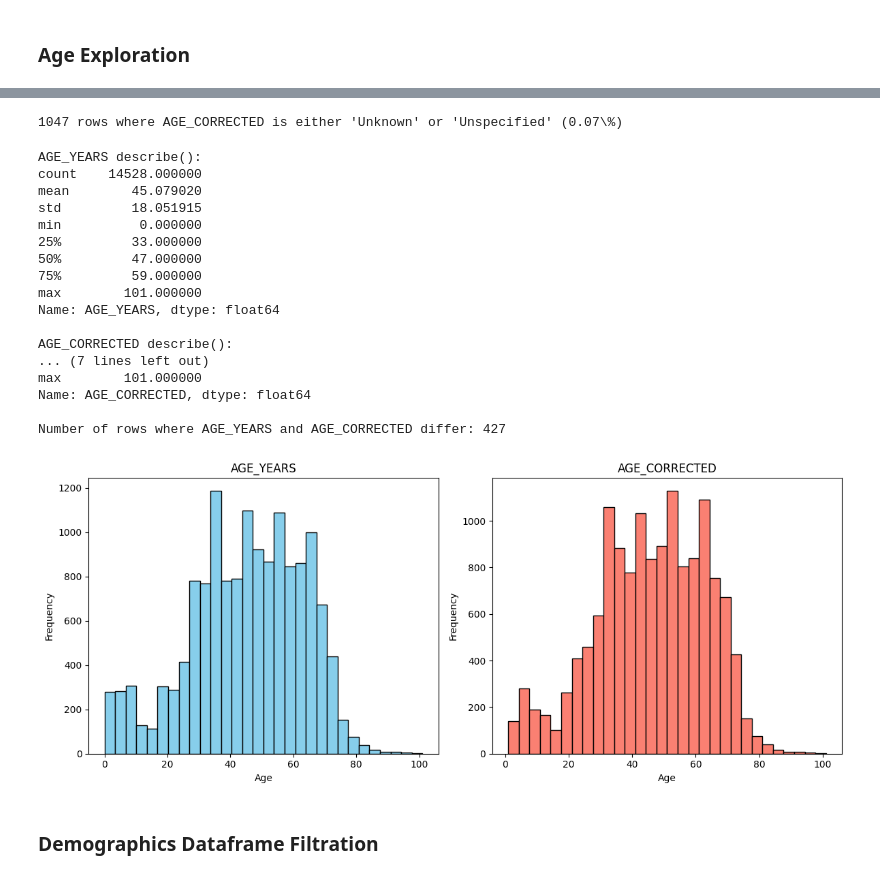
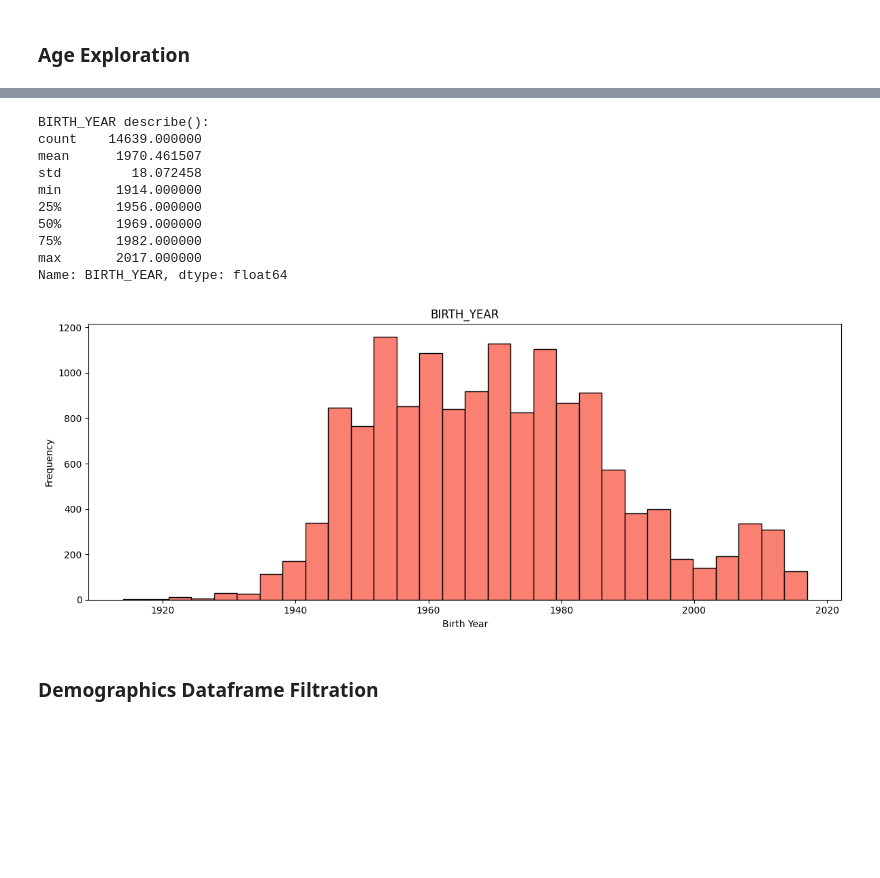
Before and after one commit to zkhechadoorian/american-gut-project-microbiome-analysis, a Jupyter notebook: notebooks/01_data_loading_qc.ipynb, the cells around one changed output, grey strips where cells are left out. Saved outputs shown, nothing was run; the diff lists cells and outputs as text; code cells hidden in the pictures; blank space fills up the shorter version.

Commit message:
Moving forward will only use birth-year column as it is missing the least information from all age-related cols

```diff
--- a/notebooks/01_data_loading_qc.ipynb
+++ b/notebooks/01_data_loading_qc.ipynb
@@ -331,67 +344,39 @@ print(f"{n_age_years_invalid} rows where AGE_YEARS is either 'Unknown' or 'Unspe
-# %%
-# number of rows where AGE_CORRECTED is unknown
-n_age_corr_invalid = demographics['AGE_CORRECTED'].str.lower().isin(['unspecified', 'unknown']).sum()
-percentage = n_age_corr_invalid / len(demographics)
-print(f"{n_age_corr_invalid} rows where AGE_CORRECTED is either 'Unknown' or 'Unspecified' ({percentage:.2f}\%)")
-# %% [output]
-1047 rows where AGE_CORRECTED is either 'Unknown' or 'Unspecified' (0.07\%)
 # %%
-# remove 'corrected' col as it has more missing values
-unnecessary_cols.append("AGE_CORRECTED")
+# remove 'corrected' and 'age_years' cols as they has more missing values
+unnecessary_cols.append(["AGE_CORRECTED", "AGE_YEARS"])
 
 # drop rows
-demographics = demographics[~demographics['AGE_YEARS'].str.lower().isin(['unspecified', 'unknown'])]
+demographics = demographics[~demographics['BIRTH_YEAR'].str.lower().isin(['unspecified', 'unknown'])]
 # %%
-# Convert AGE_YEARS and AGE_CORRECTED to float and compare
-metadata['AGE_YEARS'] = pd.to_numeric(metadata['AGE_YEARS'], errors='coerce')
-metadata['AGE_CORRECTED'] = pd.to_numeric(metadata['AGE_CORRECTED'], errors='coerce')
+# Convert BIRTH_YEAR to float =
+demographics['BIRTH_YEAR'] = pd.to_numeric(metadata['BIRTH_YEAR'], errors='coerce')
 
-print("AGE_YEARS describe():")
-print(metadata['AGE_YEARS'].describe())
-print("\nAGE_CORRECTED describe():")
-print(metadata['AGE_CORRECTED'].describe())
-
-# Check for differences
-diff = (metadata['AGE_YEARS'] != metadata['AGE_CORRECTED']) & ~(metadata['AGE_YEARS'].isna() & metadata['AGE_CORRECTED'].isna())
-print(f"\nNumber of rows where AGE_YEARS and AGE_CORRECTED differ: {diff.sum()}")
+print("BIRTH_YEAR describe():")
+print(demographics['BIRTH_YEAR'].describe())
 # %% [output]
-AGE_YEARS describe():
-count    14528.000000
-mean        45.079020
-std         18.051915
-min          0.000000
-25%         33.000000
-50%         47.000000
-75%         59.000000
-max        101.000000
-Name: AGE_YEARS, dtype: float64
-
-AGE_CORRECTED describe():
-... (7 lines left out)
-max        101.000000
-Name: AGE_CORRECTED, dtype: float64
-
-Number of rows where AGE_YEARS and AGE_CORRECTED differ: 427
+BIRTH_YEAR describe():
+count    14639.000000
+mean      1970.461507
+std         18.072458
+min       1914.000000
+25%       1956.000000
+50%       1969.000000
+75%       1982.000000
+max       2017.000000
+Name: BIRTH_YEAR, dtype: float64
 # %%
 # Side by side histograms for AGE_YEARS and AGE_CORRECTED
 plt.figure(figsize=(12, 5))
 
-plt.subplot(1, 2, 1)
-plt.hist(metadata['AGE_YEARS'].dropna(), bins=30, color='skyblue', edgecolor='black')
-plt.title('AGE_YEARS')
-plt.xlabel('Age')
-plt.ylabel('Frequency')
-
-plt.subplot(1, 2, 2)
-plt.hist(metadata['AGE_CORRECTED'].dropna(), bins=30, color='salmon', edgecolor='black')
-plt.title('AGE_CORRECTED')
-plt.xlabel('Age')
+plt.hist(demographics['BIRTH_YEAR'].dropna(), bins=30, color='salmon', edgecolor='black')
+plt.title('BIRTH_YEAR')
+plt.xlabel('Birth Year')
 plt.ylabel('Frequency')
 
 plt.tight_layout()
 plt.show()
 # %% [output]
-[figure, old version]
+[figure, new version]
 # %% [markdown]
 ### Demographics Dataframe Filtration
 # %%
```
Also changed, not shown: parts of 8 cells of this notebook.
